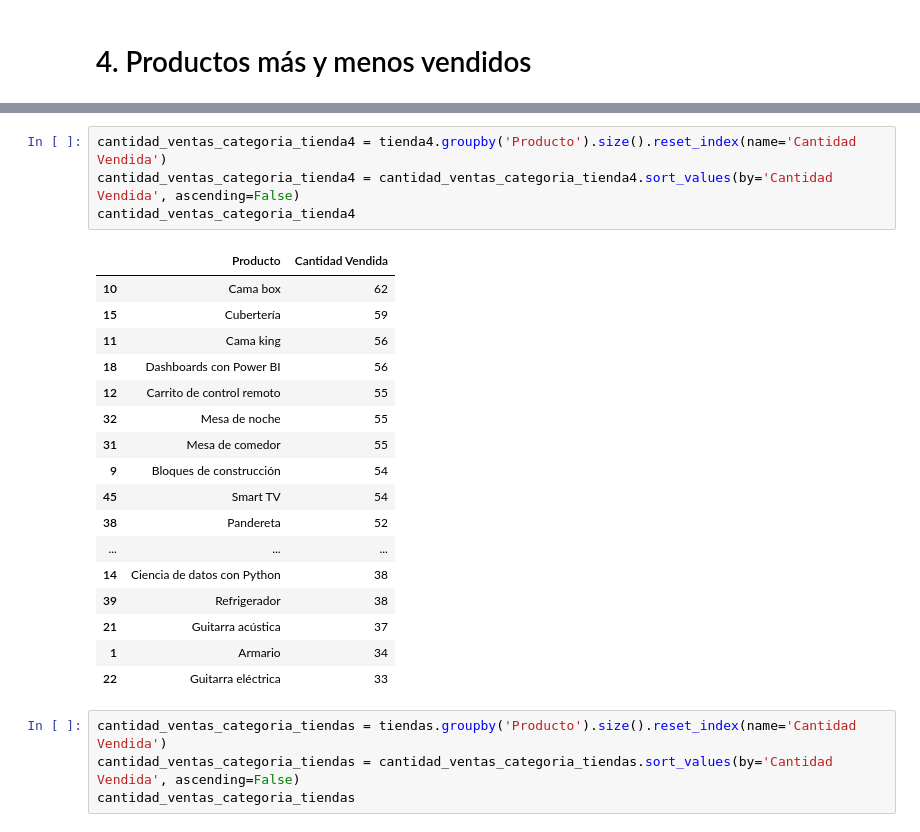
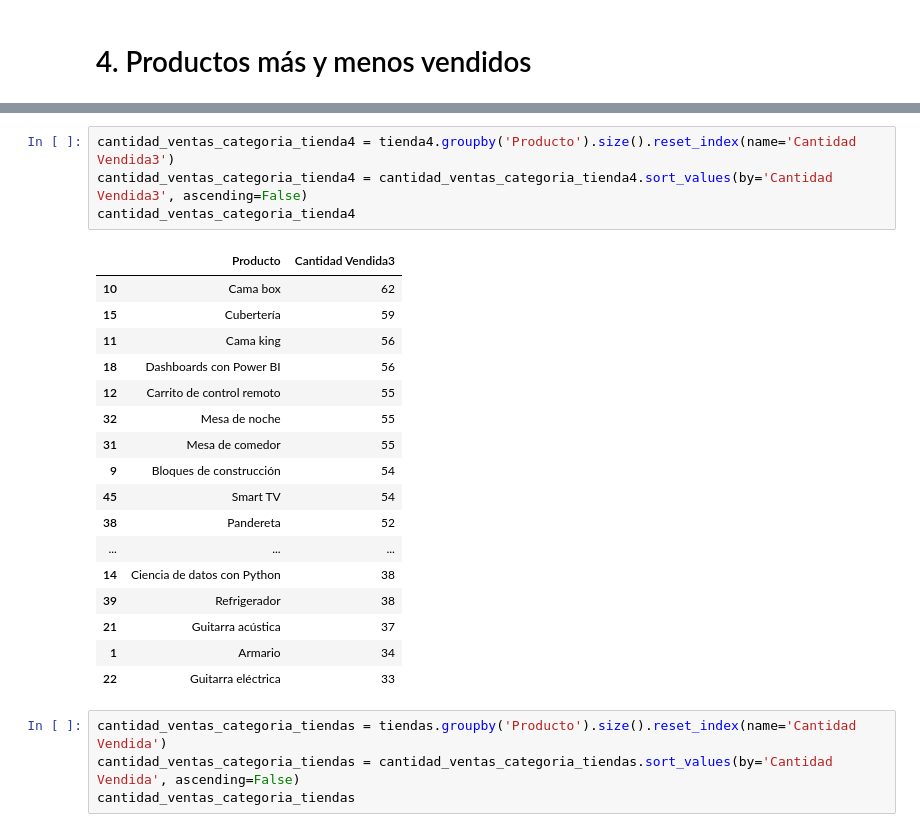
Before and after one commit to Yovan05/alura-store-latam, a Jupyter notebook: AluraStoreLatam.ipynb, the cells around one changed output, grey strips where cells are left out. Cells and saved outputs as stored; diff of their text form.

```diff
--- a/AluraStoreLatam.ipynb
+++ b/AluraStoreLatam.ipynb
@@ -638,11 +640,11 @@ cantidad_ventas_categoria_tienda3
 | 42 | Set de vasos | 36 |
 | 9 | Bloques de construcción | 35 |
 # %%
-cantidad_ventas_categoria_tienda4 = tienda4.groupby('Producto').size().reset_index(name='Cantidad Vendida')
-cantidad_ventas_categoria_tienda4 = cantidad_ventas_categoria_tienda4.sort_values(by='Cantidad Vendida', ascending=False)
+cantidad_ventas_categoria_tienda4 = tienda4.groupby('Producto').size().reset_index(name='Cantidad Vendida3')
+cantidad_ventas_categoria_tienda4 = cantidad_ventas_categoria_tienda4.sort_values(by='Cantidad Vendida3', ascending=False)
 cantidad_ventas_categoria_tienda4
 # %% [output]
-|  | Producto | Cantidad Vendida |
+|  | Producto | Cantidad Vendida3 |
 | 10 | Cama box | 62 |
 | 15 | Cubertería | 59 |
 | 11 | Cama king | 56 |
```
Also changed, not shown: parts of 24 cells of this notebook.
